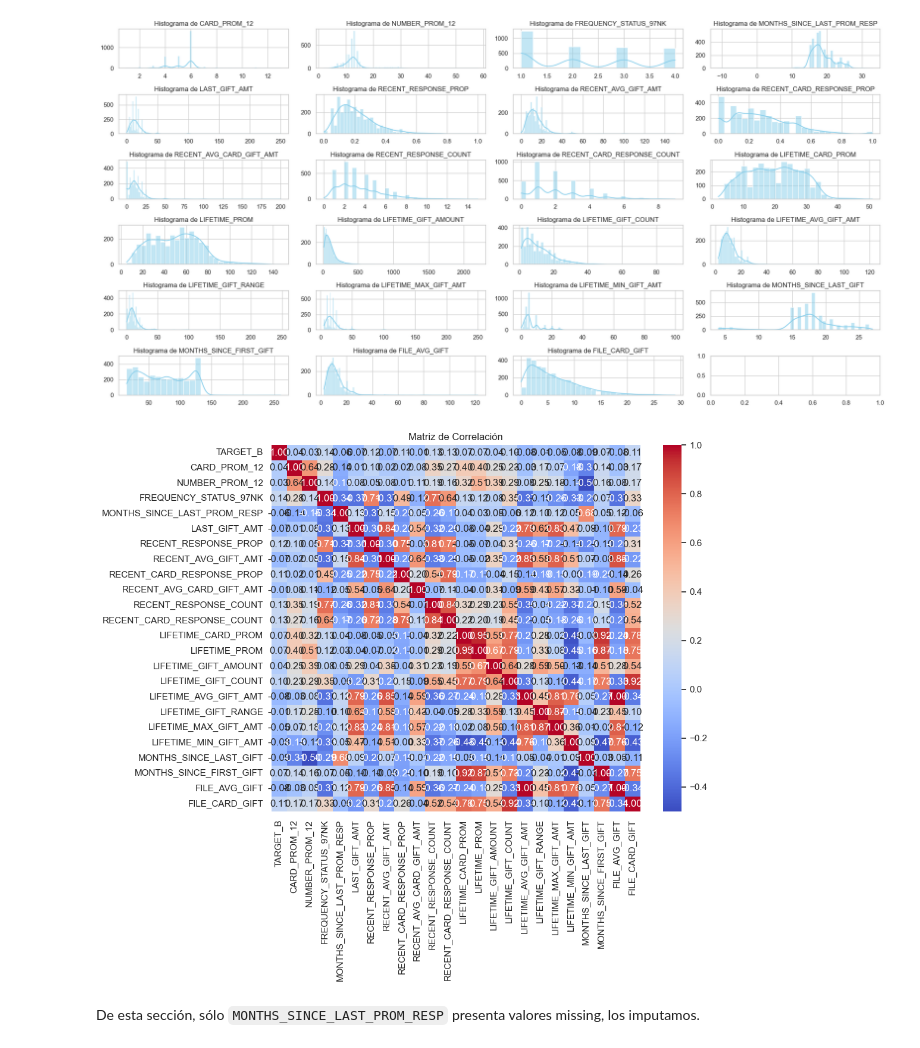
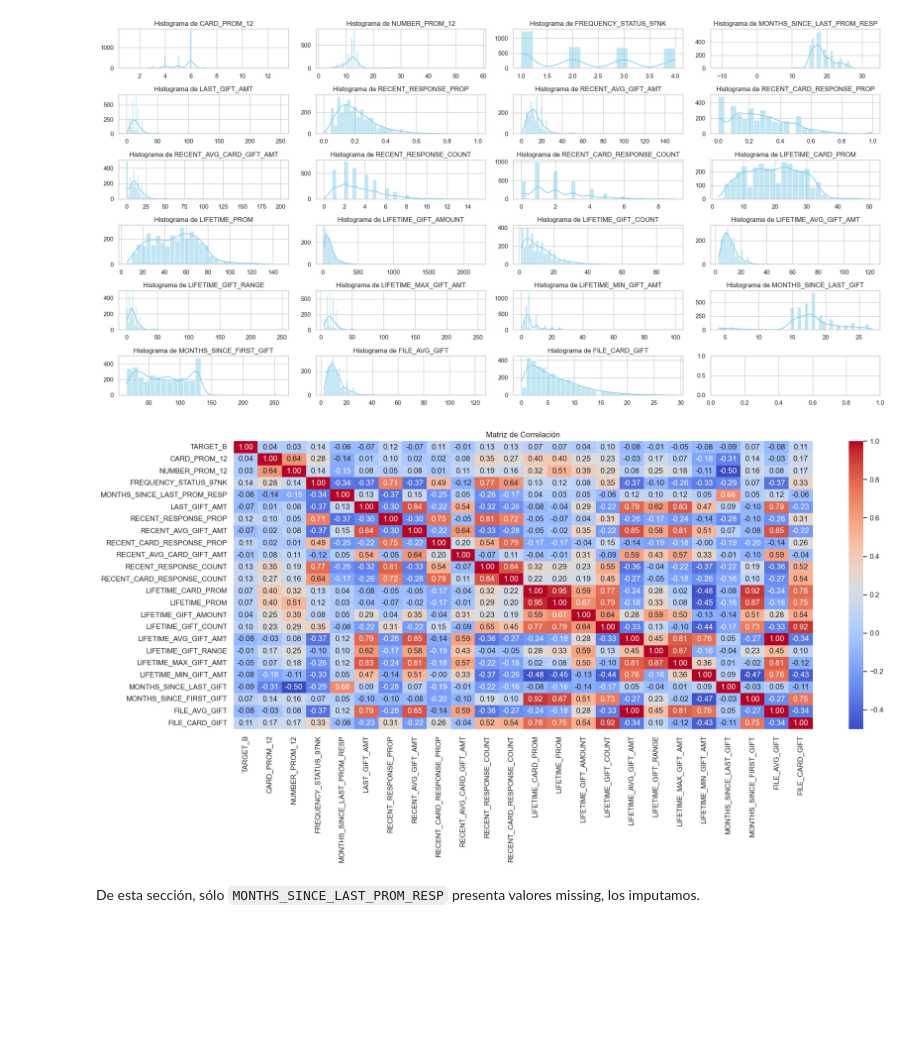
Before and after one commit to sofiamacein/MDAT, a Jupyter notebook: Donativos_EDA.ipynb, the cells around one changed output. Drawn from its saved outputs; the diff is of its cells as text; code cells hidden in the pictures; blank space fills up the shorter version.

```diff
--- a/Donativos_EDA.ipynb
+++ b/Donativos_EDA.ipynb
@@ -619,13 +632,13 @@ plt.show()
 # %%
 # Calcular la matriz de correlación
 correlation_matrix = transacciones.corr()
 
-plt.figure(figsize=(10, 8))
+plt.figure(figsize=(20, 8))
 sns.heatmap(correlation_matrix, annot=True, cmap='coolwarm', fmt=".2f")
 plt.title('Matriz de Correlación')
 plt.show()
 # %% [output]
-[figure, old version]
+[figure, new version]
 # %% [markdown]
 De esta sección, sólo `MONTHS_SINCE_LAST_PROM_RESP` presenta valores missing, los imputamos.
 # %%
```
Also changed, not shown: parts of 28 cells of this notebook.
